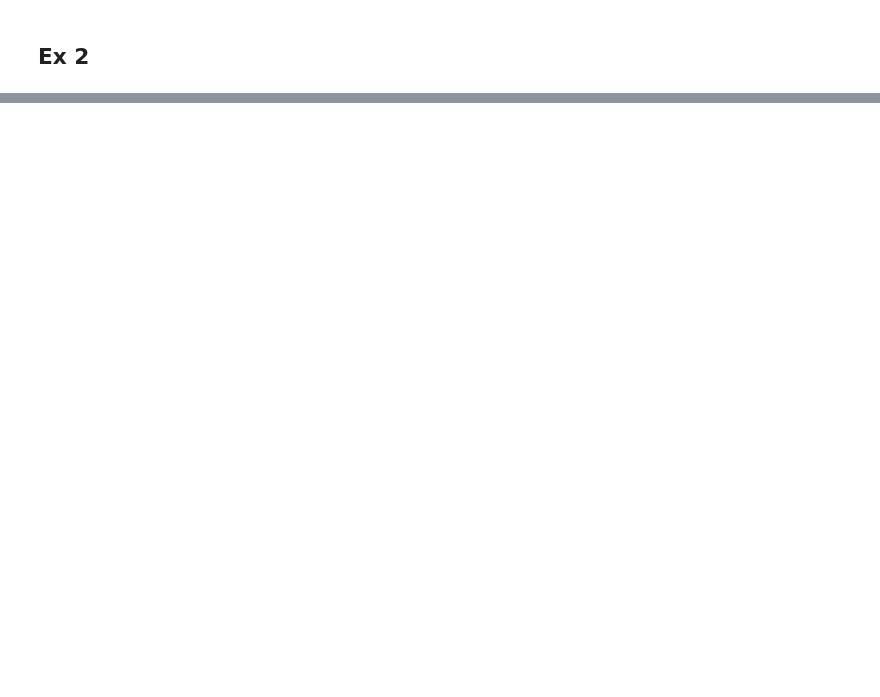
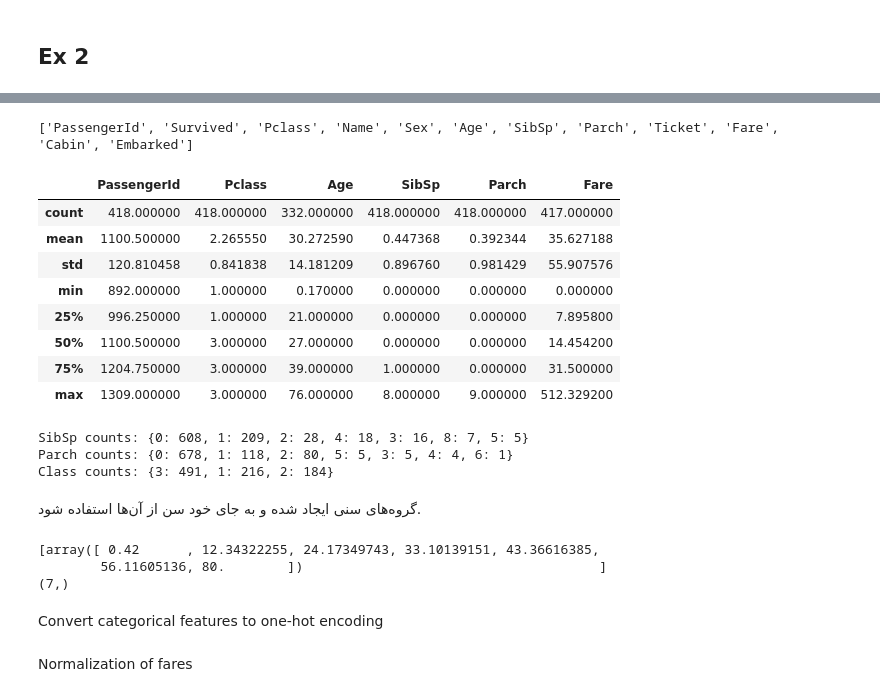
Before and after one commit to ali73/hands-on-mlp-exercise, a Jupyter notebook: Season3/Ex3.ipynb, the cells around one changed output, grey strips where cells are left out. Cells and saved outputs as stored; diff of their text form; code cells hidden in the pictures; blank space fills up the shorter version.

```diff
--- a/Season3/Ex3.ipynb
+++ b/Season3/Ex3.ipynb
@@ -178,0 +191,6 @@ Accuracy: 0.9656
+# %%
+import kagglehub
+# Download latest version
+path = kagglehub.competition_download('titanic')
+
+print("Path to competition files:", path)
@@ -178,0 +199,10 @@ Accuracy: 0.9656
+# %%
+import pandas as pd
+train_df = pd.read_csv(os.path.join(path, 'train.csv'))
+test_df = pd.read_csv(os.path.join(path, 'test.csv'))
+
+print("\nFirst 5 rows of the test data:")
+display(train_df.head())
+
+print("\nInformation about the test data (columns, non-null counts, dtypes):")
+train_df.info()
@@ -178,0 +237,55 @@ Accuracy: 0.9656
+# %%
+print(train_df.columns.to_list())
+# %% [output]
+['PassengerId', 'Survived', 'Pclass', 'Name', 'Sex', 'Age', 'SibSp', 'Parch', 'Ticket', 'Fare', 'Cabin', 'Embarked']
+# %%
+test_df.describe()
+# %% [output]
+|  | PassengerId | Pclass | Age | SibSp | Parch | Fare |
+| count | 418.000000 | 418.000000 | 332.000000 | 418.000000 | 418.000000 | 417.000000 |
+| mean | 1100.500000 | 2.265550 | 30.272590 | 0.447368 | 0.392344 | 35.627188 |
+| std | 120.810458 | 0.841838 | 14.181209 | 0.896760 | 0.981429 | 55.907576 |
+| min | 892.000000 | 1.000000 | 0.170000 | 0.000000 | 0.000000 | 0.000000 |
+| 25% | 996.250000 | 1.000000 | 21.000000 | 0.000000 | 0.000000 | 7.895800 |
+| 50% | 1100.500000 | 3.000000 | 27.000000 | 0.000000 | 0.000000 | 14.454200 |
+| 75% | 1204.750000 | 3.000000 | 39.000000 | 1.000000 | 0.000000 | 31.500000 |
+| max | 1309.000000 | 3.000000 | 76.000000 | 8.000000 | 9.000000 | 512.329200 |
+# %%
+# Print some information about the features
+sibsp_counts = train_df['SibSp'].value_counts().to_dict()
+parch_counts = train_df['Parch'].value_counts().to_dict()
+pclass_counts = train_df['Pclass'].value_counts().to_dict()
+
+print("SibSp counts:", sibsp_counts)
+print("Parch counts:", parch_counts)
+print("Class counts:", pclass_counts)
+# %% [output]
+SibSp counts: {0: 608, 1: 209, 2: 28, 4: 18, 3: 16, 8: 7, 5: 5}
+Parch counts: {0: 678, 1: 118, 2: 80, 5: 5, 3: 5, 4: 4, 6: 1}
+Class counts: {3: 491, 1: 216, 2: 184}
+# %% [markdown]
+گروه‌های سنی ایجاد شده و به جای خود سن از آن‌ها استفاده شود.
+# %%
+from sklearn.cluster import KMeans
+from sklearn.preprocessing import KBinsDiscretizer
+from sklearn.impute import SimpleImputer
+from sklearn.pipeline import Pipeline
+
+age_pipeline = Pipeline([
+    ("imputer", SimpleImputer(strategy="median")),
+    ("binning", KBinsDiscretizer(
+        n_bins=6,                 # Number of age groups
+        encode="ordinal",         # Output: 0, 1, 2, ...
+        strategy="kmeans"        # Equal-width bins
+    ))
+])
+age = age_pipeline.fit_transform(train_df[['Age']])
+kbd = age_pipeline.named_steps["binning"]
+print(kbd.bin_edges_)
+print(kbd.bin_edges_[0].shape)
+# %% [output]
+[array([ 0.42      , 12.34322255, 24.17349743, 33.10139151, 43.36616385,
+        56.11605136, 80.        ])                                      ]
+(7,)
+# %% [markdown]
+Convert categorical features to one-hot encoding
@@ -178,0 +317,2 @@ Accuracy: 0.9656
+# %% [markdown]
+Normalization of fares
```
Also changed, not shown: parts of 18 cells of this notebook.
